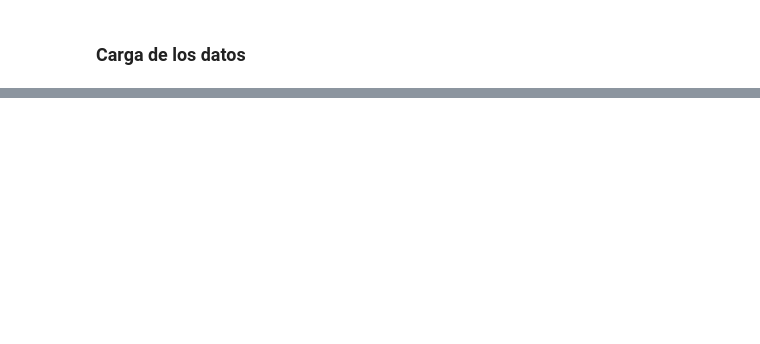
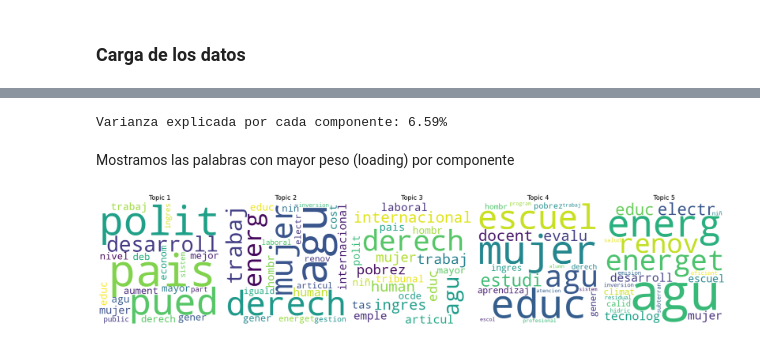
Before and after one commit to Largnaster/maia_nsml_micro-project-two, a Jupyter notebook: Microproyecto_2.ipynb, the cells around one changed output, grey strips where cells are left out. Drawn from its saved outputs; the diff is of its cells as text; code cells hidden in the pictures; blank space fills up the shorter version.

```diff
--- a/Microproyecto_2.ipynb
+++ b/Microproyecto_2.ipynb
@@ -120,0 +259,4 @@ raw_data.head()
+# %%
+stemmer = SnowballStemmer('spanish')
+stemmed = no_stopwords.apply(lambda x: [stemmer.stem(word) for word in x])
+stemmed
@@ -120,0 +314,4 @@ raw_data.head()
+# %%
+vectorizer = TfidfVectorizer(preprocessor=text_preprocessing)
+X_tfidf = vectorizer.fit_transform(X_train)
+X_tfidf
@@ -120,0 +325,37 @@ raw_data.head()
+# %%
+n_topics = 15
+
+lsa = TruncatedSVD(n_components=n_topics, algorithm='randomized', random_state=STATE)
+X_lsa = lsa.fit_transform(X_tfidf)
+
+print(f'Varianza explicada por cada componente: {lsa.explained_variance_ratio_.sum():.2%}')
+# %% [output]
+Varianza explicada por cada componente: 6.59%
+# %% [markdown]
+Mostramos las palabras con mayor peso (loading) por componente
+# %%
+selected_topics = [0, 1, 2, 3, 4]
+
+fig, axes = plt.subplots(1, 5, figsize=(22, 5))
+terms = vectorizer.get_feature_names_out()
+
+for ax, idx in zip(axes, selected_topics):
+    topic = lsa.components_[idx]
+    top_indices = np.argsort(np.abs(topic))[::-1][:20]
+
+    top_weights = {terms[i]: abs(topic[i]) for i in top_indices}
+
+    wc = WordCloud(
+        width=400,
+        height=400,
+        background_color='white'
+    ).generate_from_frequencies(top_weights)
+
+    ax.imshow(wc, interpolation='bilinear')
+    ax.set_title(f'Topic {idx + 1}', fontsize=16)
+    ax.axis('off')
+
+plt.tight_layout()
+plt.show()
+# %% [output]
+[figure, added]
```
Also changed, not shown: parts of 40 cells of this notebook.
